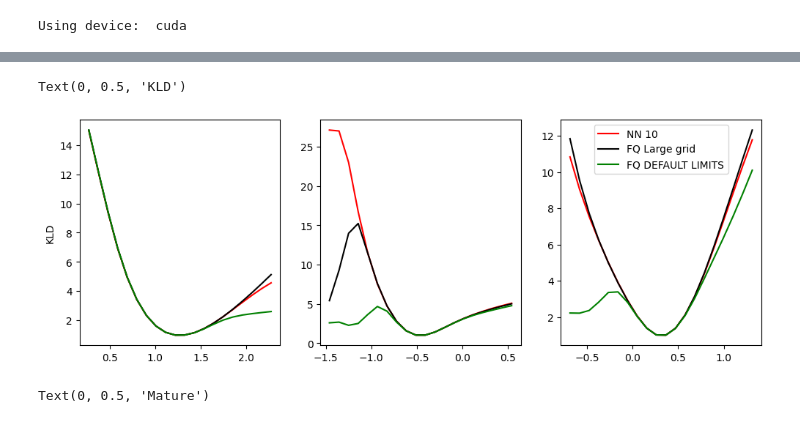
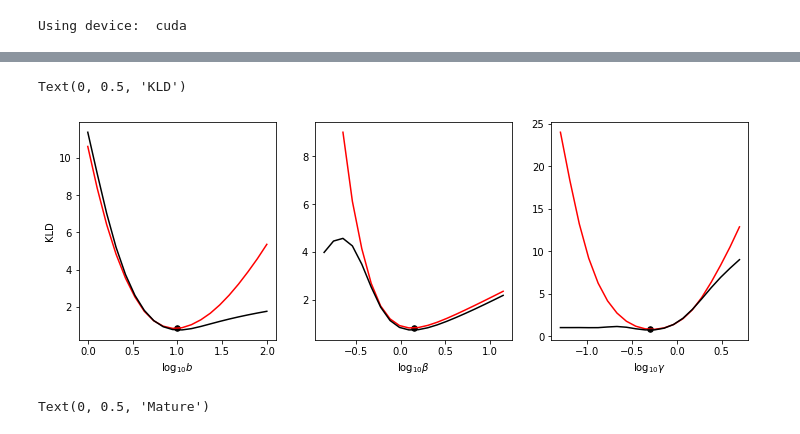
Before and after one commit to mtcarilli/monod, a Jupyter notebook: nn_integration.ipynb, the cells around one changed output, grey strips where cells are left out. Saved outputs shown, nothing was run; the diff lists cells and outputs as text; code cells hidden in the pictures.

```diff
--- a/nn_integration.ipynb
+++ b/nn_integration.ipynb
@@ -33,2 +26,7 @@ gamma = 10**p[2]
+# %%
+b = 10
+beta = 1.4
+gamma = 0.5
+p = np.log10(np.asarray([b,beta,gamma]))
 # %%
 limits = [500,500]
@@ -36,0 +33,4 @@ model_baseline = monod.cme_toolbox.CMEModel('Bursty','None')
+# %%
+model_baseline = monod.cme_toolbox.CMEModel('Bursty','None',quad_method='quad_vec')
+model_nn10 = monod.cme_toolbox.CMEModel('Bursty','None', quad_method = 'nn_10')
+model_nn10_nogrid = monod.cme_toolbox.CMEModel('Bursty','None', quad_method = 'nn_10', use_grid = False)
@@ -37,3 +40,3 @@ model_baseline = monod.cme_toolbox.CMEModel('Bursty','None')
 # %%
-Pss_baseline = model_baseline.eval_model_pss(p,limits=[500,500])
-Pss_small_grid = model_baseline.eval_model_pss(p,limits=[50,50])
+Pss_baseline = model_baseline.eval_model_pss(p,limits)
+Pss_nn10 = model_nn10.eval_model_pss(p,limits)
@@ -91,5 +153,5 @@ Text(0, 0.5, 'KLD')
 # %%
-model_nn = monod.cme_toolbox.CMEModel('Bursty','None',quad_method='nn_10')
+model_nn = monod.cme_toolbox.CMEModel('Bursty','None',quad_method='nn')
 # %%
 limits
 # %% [output]
@@ -157,48 +213,35 @@ m = np.array(data[0][:,1])
 # %%
 fig1,ax1=plt.subplots(1,3,figsize=(12,4))
 param_names = model_nn.get_log_name_str()
 for k in range(3):
     # for
     domain = p[k] + np.linspace(-1,1,20)
     kld = []
     for d in domain:
         p_ = np.copy(p)
         p_[k] = d
         kld_ = model_nn.eval_model_kld(p_, limits, "None", data)
         kld.append(kld_)
-    ax1[k].plot(domain,kld,'r-', label = 'NN 10')
+    ax1[k].plot(domain,kld,'r-')
     kld_ = model_nn.eval_model_kld(p, limits, "None", data)
 
     kld = []
     for d in domain:
         p_ = np.copy(p)
         p_[k] = d
-        kld_ = model_baseline.eval_model_kld(p_, [700,700], "None", data)
+        kld_ = model_baseline.eval_model_kld(p_, limits, "None", data)
         kld.append(kld_)
 
-    # kld_ = model_nn.eval_model_kld(p, limits, "None", data)
+    kld_ = model_nn.eval_model_kld(p, limits, "None", data)
 
-    ax1[k].plot(domain,kld,'k-', label = 'FQ Large grid')
+    ax1[k].plot(domain,kld,'k-')
 
-
-    kld = []
-    for d in domain:
-        p_ = np.copy(p)
-        p_[k] = d
-        kld_ = model_baseline.eval_model_kld(p = p_, limits = np.array([np.max(n) + 10, np.max(m) + 10], dtype=int), samp = "None", data = data)
-        kld.append(kld_)
-
-    # kld_ = model_baseline.eval_model_kld(p, [50,50], "None", data)
-    ax1[k].plot(domain,kld,'g-',label='FQ DEFAULT LIMITS')
-
-    # ax1[k].scatter(p[k],kld_,30,'k')
-    # ax1[k].set_xlabel(param_names[k])
-
-plt.legend()
+    ax1[k].scatter(p[k],kld_,30,'k')
+    ax1[k].set_xlabel(param_names[k])
 ax1[0].set_ylabel('KLD')
 # %% [output]
 Text(0, 0.5, 'KLD')
-[figure, old version]
+[figure, new version]
 # %%
 model_const = monod.cme_toolbox.CMEModel('Constitutive','None')
 # %%
```
Also changed, not shown: parts of 27 cells of this notebook.
